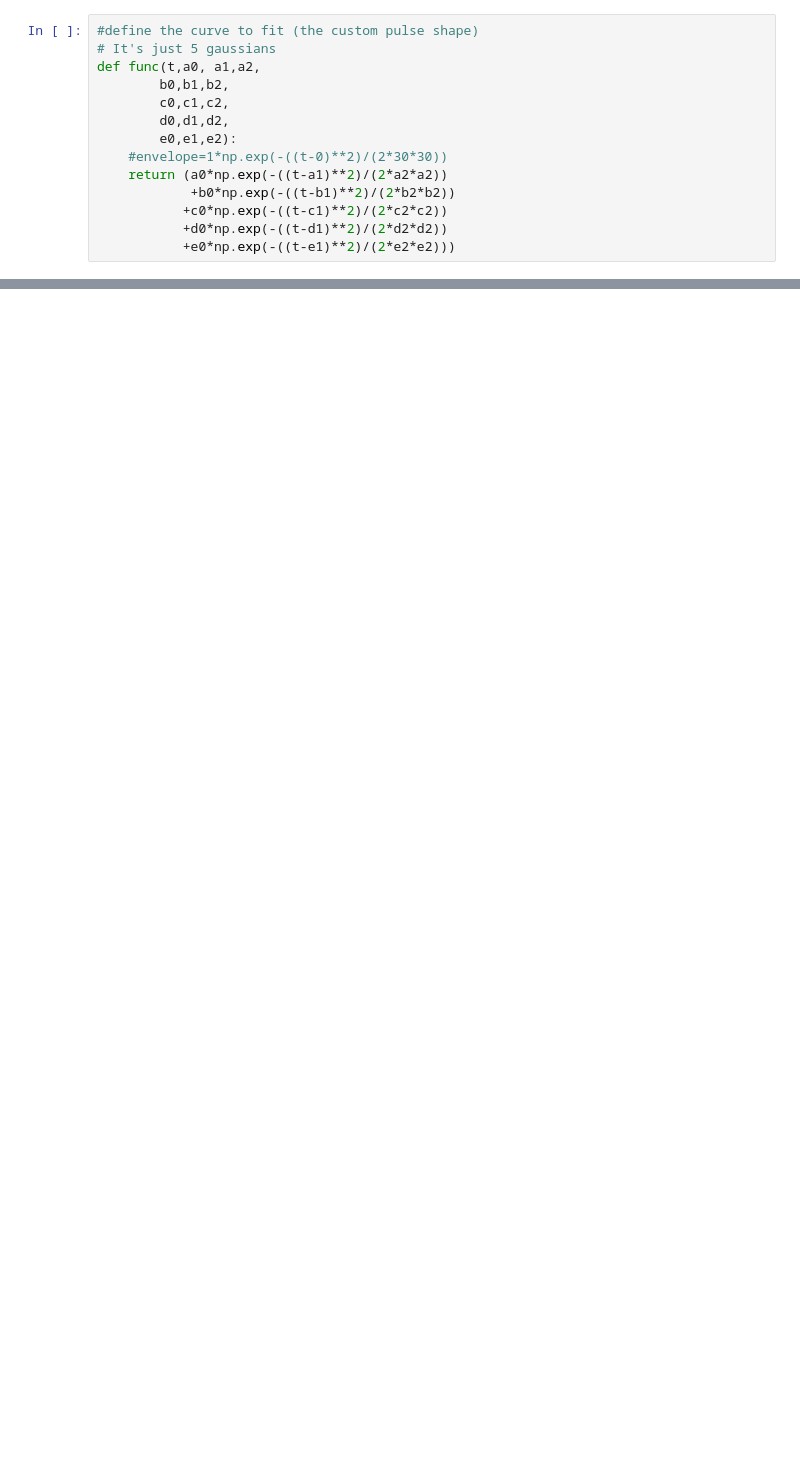
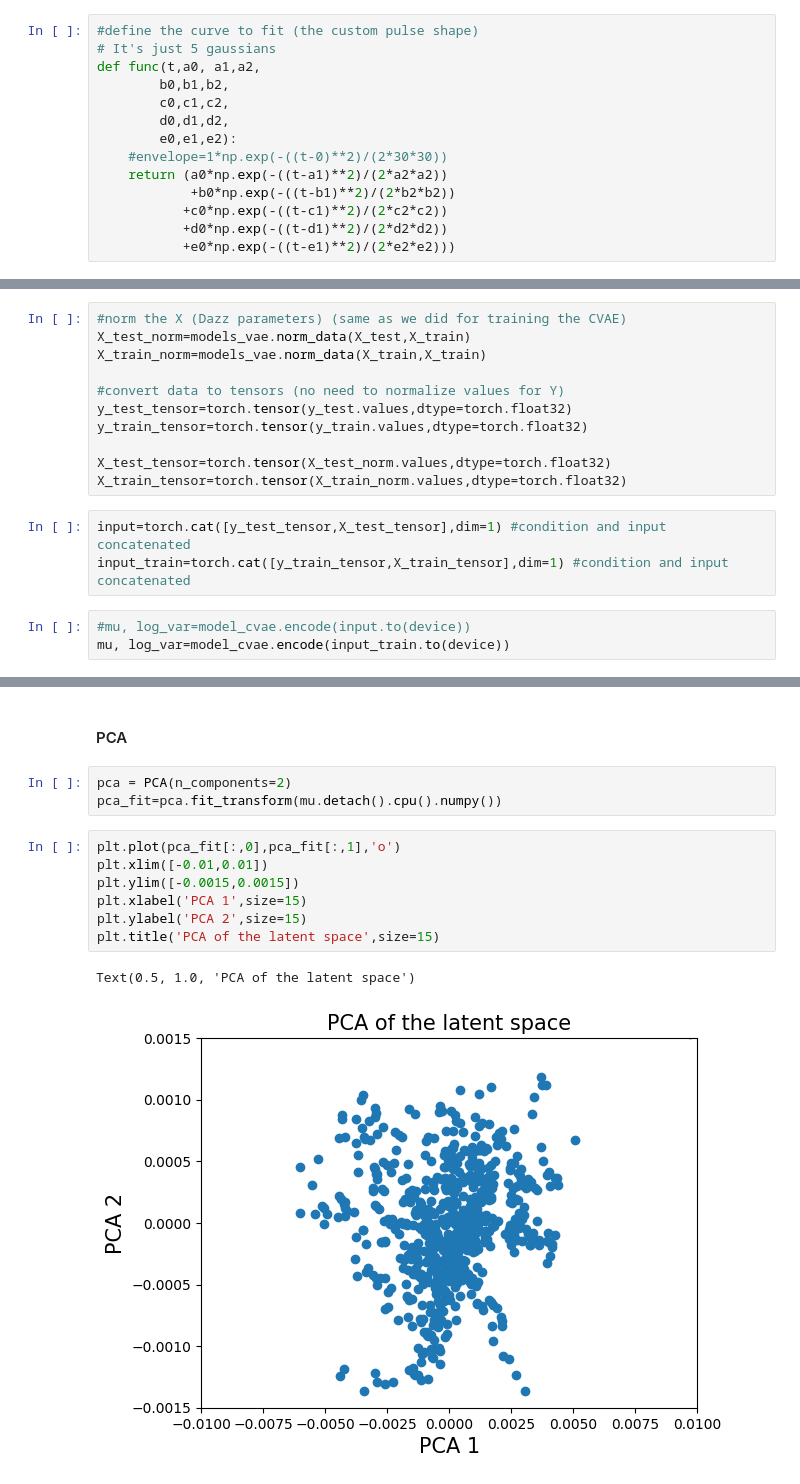
Before and after one commit to javierhndev/laps-ml, a Jupyter notebook: exp-ml-250520b.ipynb, the cells around one changed output, grey strips where cells are left out. Cells and saved outputs as stored; diff of their text form; blank space fills up the shorter version.

```diff
--- a/exp-ml-250520b.ipynb
+++ b/exp-ml-250520b.ipynb
@@ -858,0 +1076,17 @@ pred_cust_cvae(y_cust_shot_4,y_pred_4,meta_pred_4,
+# %%
+#norm the X (Dazz parameters) (same as we did for training the CVAE)
+X_test_norm=models_vae.norm_data(X_test,X_train)
+X_train_norm=models_vae.norm_data(X_train,X_train)
+
+#convert data to tensors (no need to normalize values for Y)
+y_test_tensor=torch.tensor(y_test.values,dtype=torch.float32)
+y_train_tensor=torch.tensor(y_train.values,dtype=torch.float32)
+
+X_test_tensor=torch.tensor(X_test_norm.values,dtype=torch.float32)
+X_train_tensor=torch.tensor(X_train_norm.values,dtype=torch.float32)
+# %%
+input=torch.cat([y_test_tensor,X_test_tensor],dim=1) #condition and input concatenated
+input_train=torch.cat([y_train_tensor,X_train_tensor],dim=1) #condition and input concatenated
+# %%
+#mu, log_var=model_cvae.encode(input.to(device))
+mu, log_var=model_cvae.encode(input_train.to(device))
@@ -858,0 +1097,15 @@ pred_cust_cvae(y_cust_shot_4,y_pred_4,meta_pred_4,
+# %% [markdown]
+#### PCA
+# %%
+pca = PCA(n_components=2)
+pca_fit=pca.fit_transform(mu.detach().cpu().numpy())
+# %%
+plt.plot(pca_fit[:,0],pca_fit[:,1],'o')
+plt.xlim([-0.01,0.01])
+plt.ylim([-0.0015,0.0015])
+plt.xlabel('PCA 1',size=15)
+plt.ylabel('PCA 2',size=15)
+plt.title('PCA of the latent space',size=15)
+# %% [output]
+Text(0.5, 1.0, 'PCA of the latent space')
+[figure, added]
```
Also changed, not shown: parts of 25 cells of this notebook, 4 other files.
